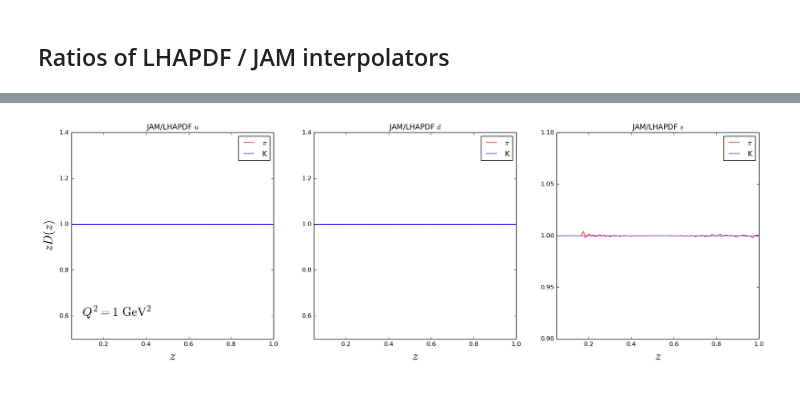
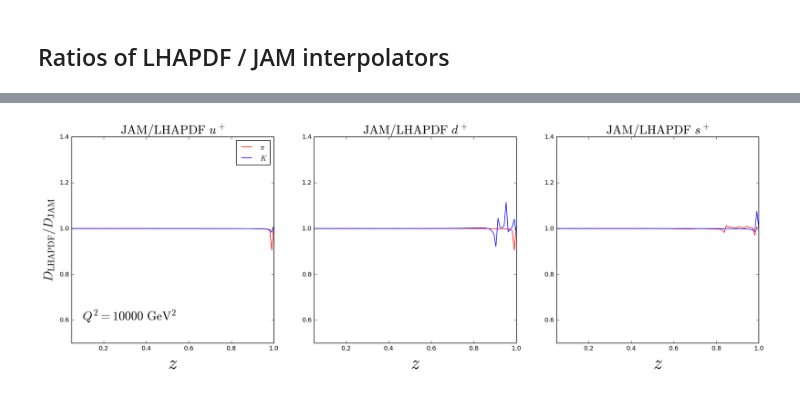
Before and after one commit to brash99/JAMLIB, a Jupyter notebook: LHAPDF/test.ipynb, the cells around one changed output, grey strips where cells are left out. Cells and saved outputs as stored; diff of their text form; code cells hidden in the pictures.

```diff
--- a/LHAPDF/test.ipynb
+++ b/LHAPDF/test.ipynb
@@ -50,7 +50,7 @@ loading tables [100%]
 #zD(z) for kaons and pions using JAM
 
 post = 10
-Q2 = 1.
+Q2 = 10000.  #1.17210230e+02
 
 zpi_JAM = []
 zk_JAM = []
@@ -97,8 +110,8 @@ plt.savefig('fig.JAM.%0.0f.png'%Q2)
 member = post+1
 # (Uses same Q2 as JAM)
 
-lhapdfffk = lhapdf.mkPDF("JAM16FF_K_Ceven",member)
-lhapdfffpi = lhapdf.mkPDF("JAM16FF_pi_Ceven",member)
+lhapdfffpi = lhapdf.mkPDF("JAM16FF_pi_test",member)
+lhapdfffk = lhapdf.mkPDF("JAM16FF_K_test",member)
 
 zpi_lha = []
 zk_lha = []
@@ -154,45 +178,42 @@ fig.LHA_JAM.1.png
 # %%
 fig = plt.figure(figsize=(20,6))
 
 plt.title('JAM/LHAPDF')
 
 plt.subplot(1,3,1)
-
-plt.title('JAM/LHAPDF $u$')
 plt.plot(z,rpi[1],'r-',label='$\pi$')
-plt.plot(z,rk[1],'b-',label='K')
-plt.xlabel('$z$', fontsize=20) #Label x axis
-plt.ylabel('$zD(z)$',fontsize=20) # Label y axis
+plt.plot(z,rk[1],'b-',label='$K$')
 plt.xlim([0.05,1])
 plt.axis([0.05,1,0.5,1.4])
-#plt.axis([0.05,1,1-2e-4,1+2e-4])
-#plt.axis([0.05,1,0,2])
-
+plt.title(r'${\rm JAM/LHAPDF\ } u^+$',size=20)
+plt.xlabel('$z$', fontsize=30) #Label x axis
+plt.ylabel('$D_{\\rm LHAPDF}/D_{\\rm JAM}$',fontsize=20) # Label y axis
+plt.text(0.1,0.6,r'$Q^2=%0.0f {\rm\ GeV}^2$'%Q2 ,fontsize=20)
 plt.legend()
-plt.text(0.1,0.6,r'$Q^2=%0.0f {\rm\ GeV}^2$'%Q2 ,size=20)
 
 
 plt.subplot(1,3,2)
-plt.title('JAM/LHAPDF $d$')
 plt.plot(z,rpi[2],'r-',label='$\pi$')
-plt.plot(z,rk[2],'b-',label='K')
-plt.xlabel('$z$', fontsize=20) #Label x axis
+plt.plot(z,rk[2],'b-',label='$K$')
 #plt.xlim([0.05,1])
 plt.axis([0.05,1,0.5,1.4])
 #plt.axis([0.05,1,1-2e-4,1+2e-4])
-plt.legend()
+plt.title(r'${\rm JAM/LHAPDF\ } d^+$',size=20)
+plt.xlabel('$z$', fontsize=30) #Label x axis
+%plt.legend()
 
 plt.subplot(1,3,3)
-plt.title('JAM/LHAPDF $s$')
 plt.plot(z,rpi[3],'r-',label='$\pi$')
-plt.plot(z,rk[3],'b-',label='K')
+plt.plot(z,rk[3],'b-',label='$K$')
 plt.xlabel('$z$', fontsize=20) #Label x axis
-plt.axis([0.05,1,0.9,1.1])
+plt.axis([0.05,1,0.5,1.4])
 #plt.axis([0.05,1,1-2e-4,1+2e-4])
 #plt.xlim([0.05,1])
-plt.legend()
+plt.title(r'${\rm JAM/LHAPDF\ } s^+$',size=20)
+plt.xlabel('$z$', fontsize=30) #Label x axis
+#plt.legend()
 
 plt.savefig('fig.LHA_JAM.%0.0f.png'%Q2)
 %plt.show()
 # %% [output]
-[figure, old version]
+[figure, new version]
```
Also changed, not shown: parts of 6 cells of this notebook, 1 other file.
